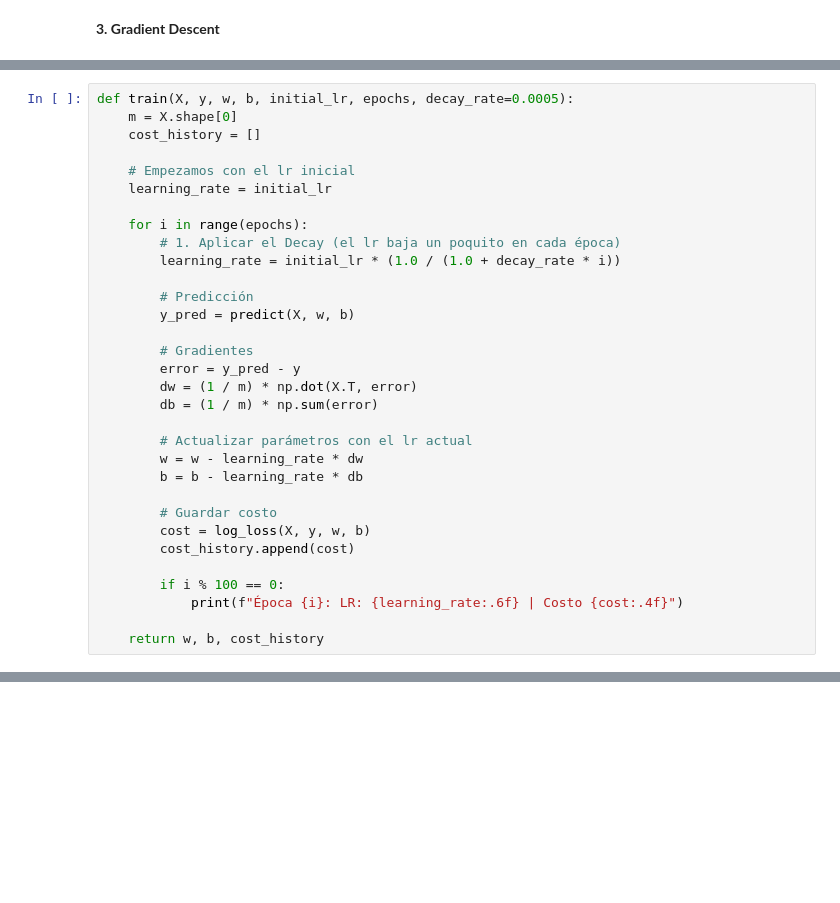
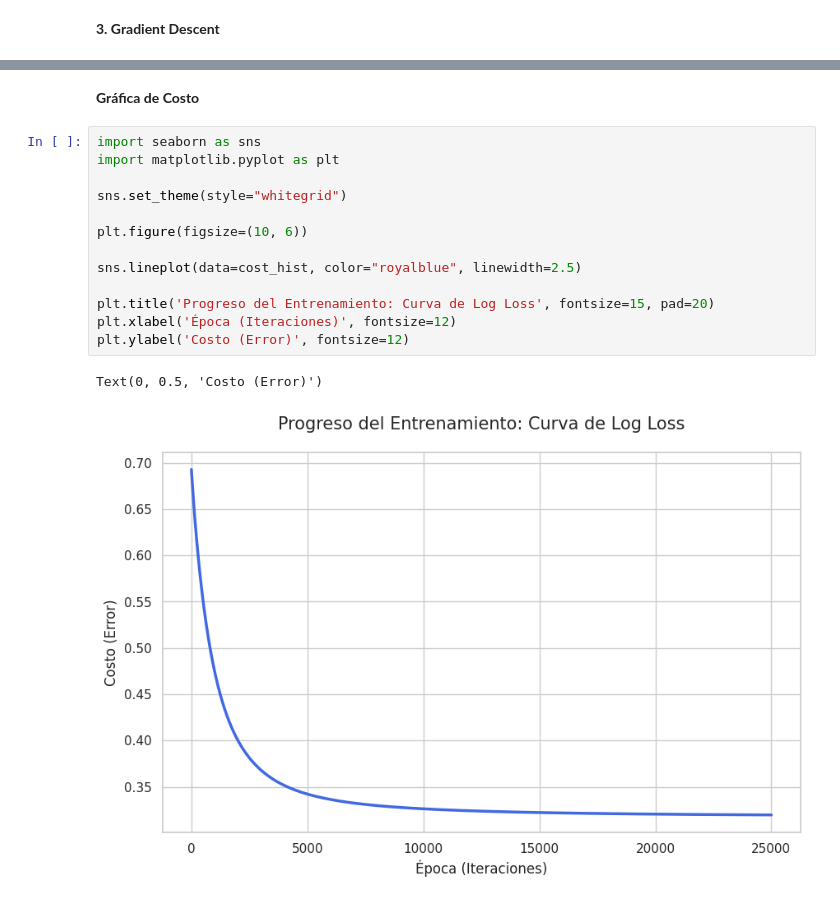
Before and after one commit to Jose-Merida-UVG/Artificial-Intelligence-CC3085, a Jupyter notebook: Lab-02/Notebook.ipynb, the cells around one changed output, grey strips where cells are left out. Drawn from its saved outputs; the diff is of its cells as text; blank space fills up the shorter version.

```diff
--- a/Lab-02/Notebook.ipynb
+++ b/Lab-02/Notebook.ipynb
@@ -282,32 +307,0 @@ def log_loss(X, y, w, b):
-# %%
-def train(X, y, w, b, initial_lr, epochs, decay_rate=0.0005):
-    m = X.shape[0]
-    cost_history = []
-
-    # Empezamos con el lr inicial
-    learning_rate = initial_lr
-
-    for i in range(epochs):
-        # 1. Aplicar el Decay (el lr baja un poquito en cada época)
-        learning_rate = initial_lr * (1.0 / (1.0 + decay_rate * i))
-
-        # Predicción
-        y_pred = predict(X, w, b)
-
-        # Gradientes
-        error = y_pred - y
-        dw = (1 / m) * np.dot(X.T, error)
-        db = (1 / m) * np.sum(error)
-
-        # Actualizar parámetros con el lr actual
-        w = w - learning_rate * dw
-        b = b - learning_rate * db
-
-        # Guardar costo
-        cost = log_loss(X, y, w, b)
-        cost_history.append(cost)
-
-        if i % 100 == 0:
-            print(f"Época {i}: LR: {learning_rate:.6f} | Costo {cost:.4f}")
-
-    return w, b, cost_history
@@ -469,0 +348,18 @@ plt.show()
+# %% [markdown]
+**Gráfica de Costo**
+# %%
+import seaborn as sns
+import matplotlib.pyplot as plt
+
+sns.set_theme(style="whitegrid")
+
+plt.figure(figsize=(10, 6))
+
+sns.lineplot(data=cost_hist, color="royalblue", linewidth=2.5)
+
+plt.title('Progreso del Entrenamiento: Curva de Log Loss', fontsize=15, pad=20)
+plt.xlabel('Época (Iteraciones)', fontsize=12)
+plt.ylabel('Costo (Error)', fontsize=12)
+# %% [output]
+Text(0, 0.5, 'Costo (Error)')
+[figure, added]
```
Also changed, not shown: parts of 39 cells of this notebook, 1 other file.
